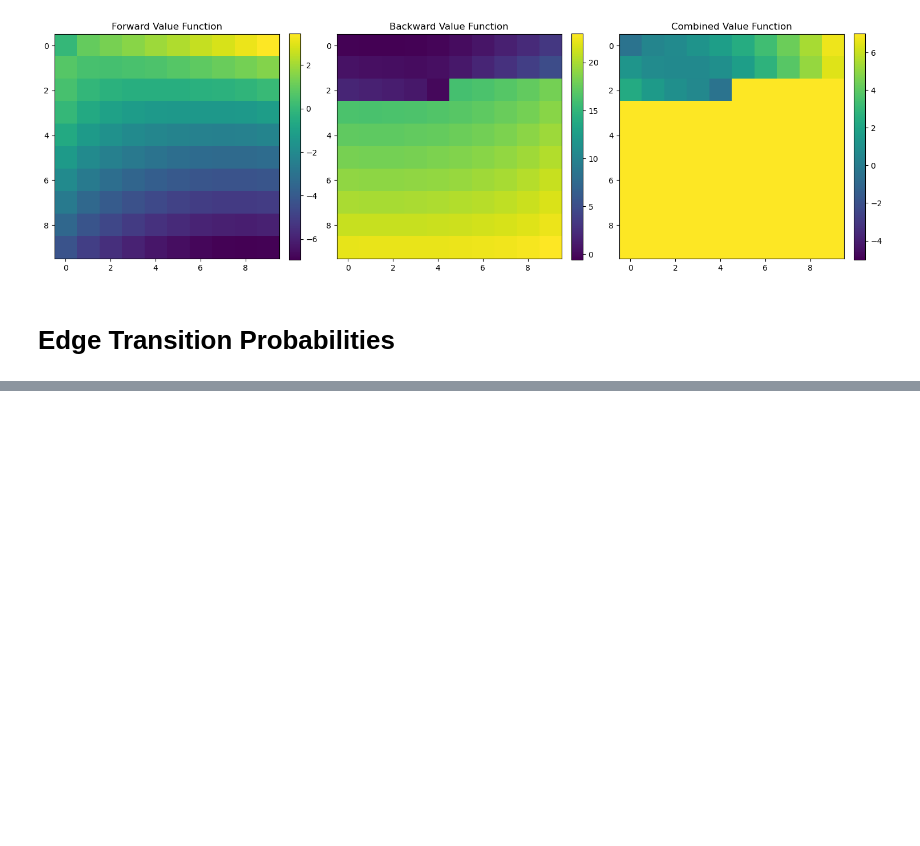
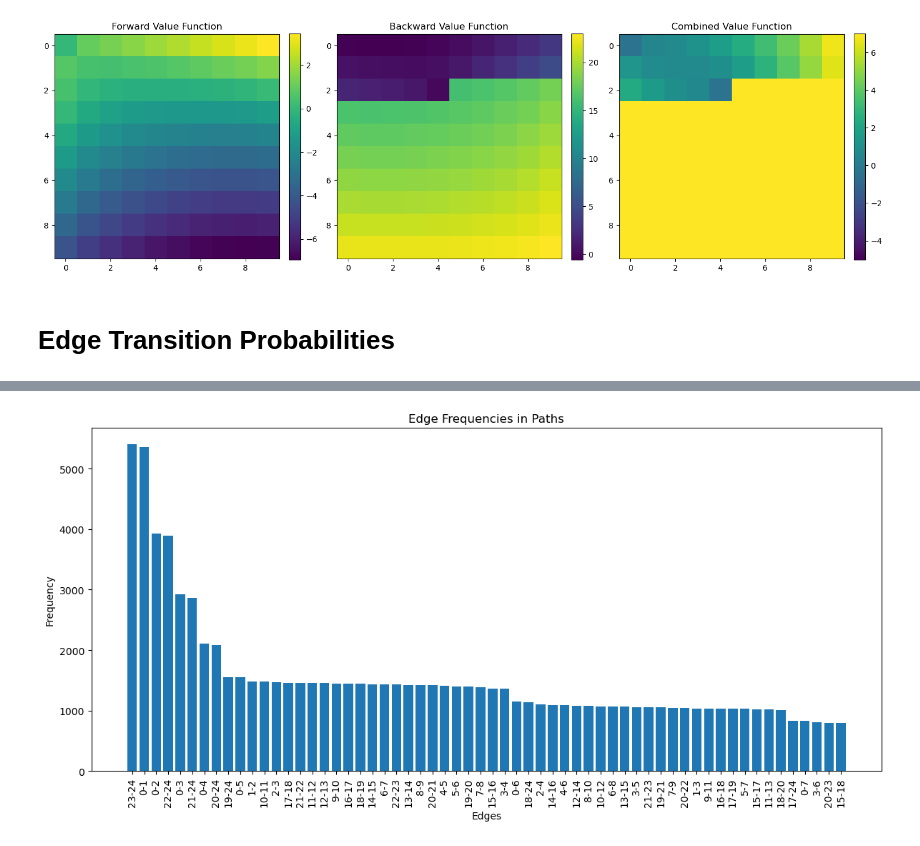
Before and after one commit to thinhhoang95/project-akrav-easy-flight-planner, a Jupyter notebook: ppl2/ppl_test_dyn_prog1000.ipynb, the cells around one changed output, grey strips where cells are left out. Saved outputs shown, nothing was run; the diff lists cells and outputs as text; code cells hidden in the pictures; blank space fills up the shorter version.

```diff
--- a/ppl2/ppl_test_dyn_prog1000.ipynb
+++ b/ppl2/ppl_test_dyn_prog1000.ipynb
@@ -640,10 +640,11 @@ Pe_csr = compute_edge_transition_probabilities(A, C, V_fw, V_bw)
 Pe = Pe_csr.toarray()
 # %%
-for i in range(25):
-    if i == 0:
-        cout = 0
-    else:
-        cout = costs[('0', str(i))]
+# print('Larger lt means higher likelihood of traversal')
+# for i in range(25):
+#     if i == 0:
+#         cout = 0
+#     else:
+#         cout = costs[('0', str(i))]
 
-    lt = - (V_fw[0] + cout + V_bw[i])
-    print(f'{i}: V_fw = {V_fw[0]}, V_bw = {V_bw[i]}, cost = {cout}, lt = {lt}')
+#     lt = - (V_fw[0] + cout + V_bw[i])
+#     print(f'{i}: V_fw = {V_fw[0]}, V_bw = {V_bw[i]}, cost = {cout}, lt = {lt}')
@@ -898,0 +853,37 @@ optimized_graph, history = optimize_preferences_with_restarts(
+# %%
+from collections import Counter
+import matplotlib.pyplot as plt
+
+def analyze_path_edges(paths):
+    # Extract edges from all paths and count occurrences
+    edge_counter = Counter()
+
+    for path in paths:
+        # Create pairs of consecutive nodes (edges)
+        edges = [(path[i], path[i+1]) for i in range(len(path)-1)]
+        for edge in edges:
+            edge_counter[edge] += 1
+
+    # Sort edges by count (highest to lowest)
+    sorted_edges = sorted(edge_counter.items(), key=lambda x: x[1], reverse=True)
+
+    # Prepare data for plotting
+    edge_labels = [f"{src}-{dst}" for (src, dst), _ in sorted_edges]
+    edge_counts = [count for _, count in sorted_edges]
+
+    # Create bar chart
+    plt.figure(figsize=(12, 6))
+    plt.bar(edge_labels[0:60], edge_counts[0:60])
+    plt.xlabel('Edges')
+    plt.ylabel('Frequency')
+    plt.title('Edge Frequencies in Paths')
+    plt.xticks(rotation=90)
+    plt.tight_layout()
+    plt.show()
+
+    return edge_counter, sorted_edges
+
+# Example usage (assuming 'paths' is your list of paths)
+edge_counter, sorted_edges = analyze_path_edges(paths)
+# %% [output]
+[figure, added]
```
Also changed, not shown: parts of 42 cells of this notebook, 7 other files.
